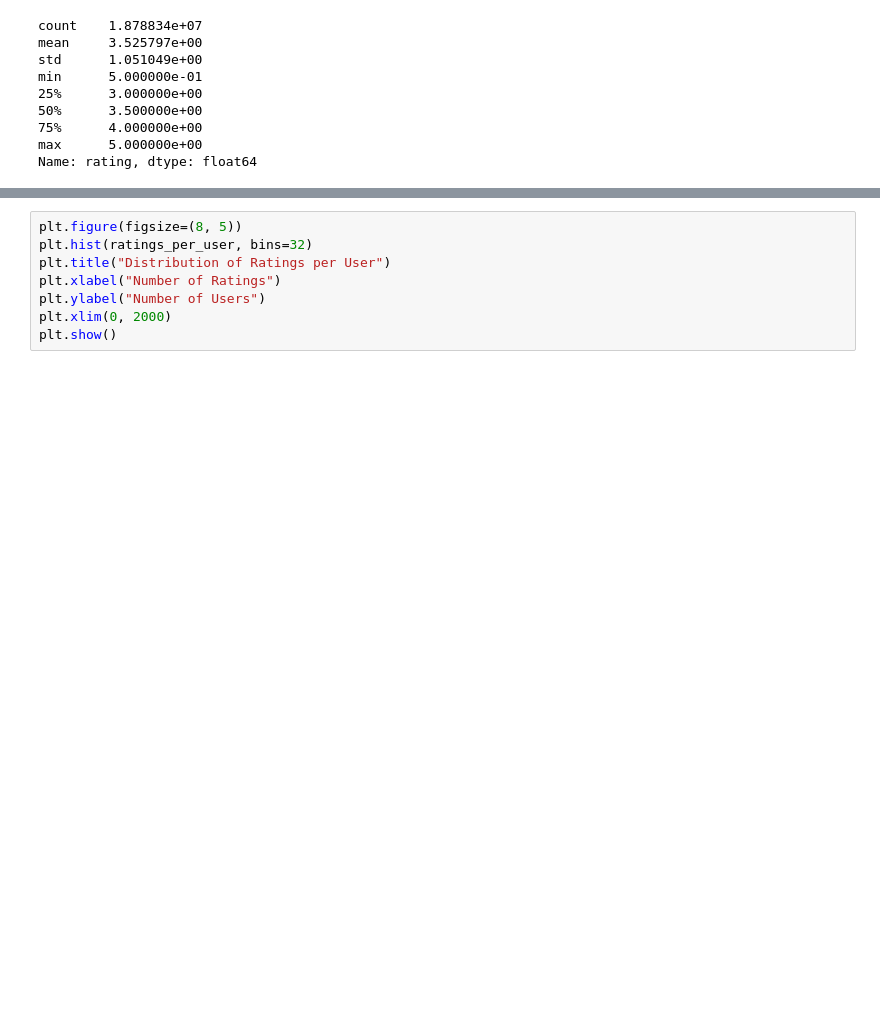
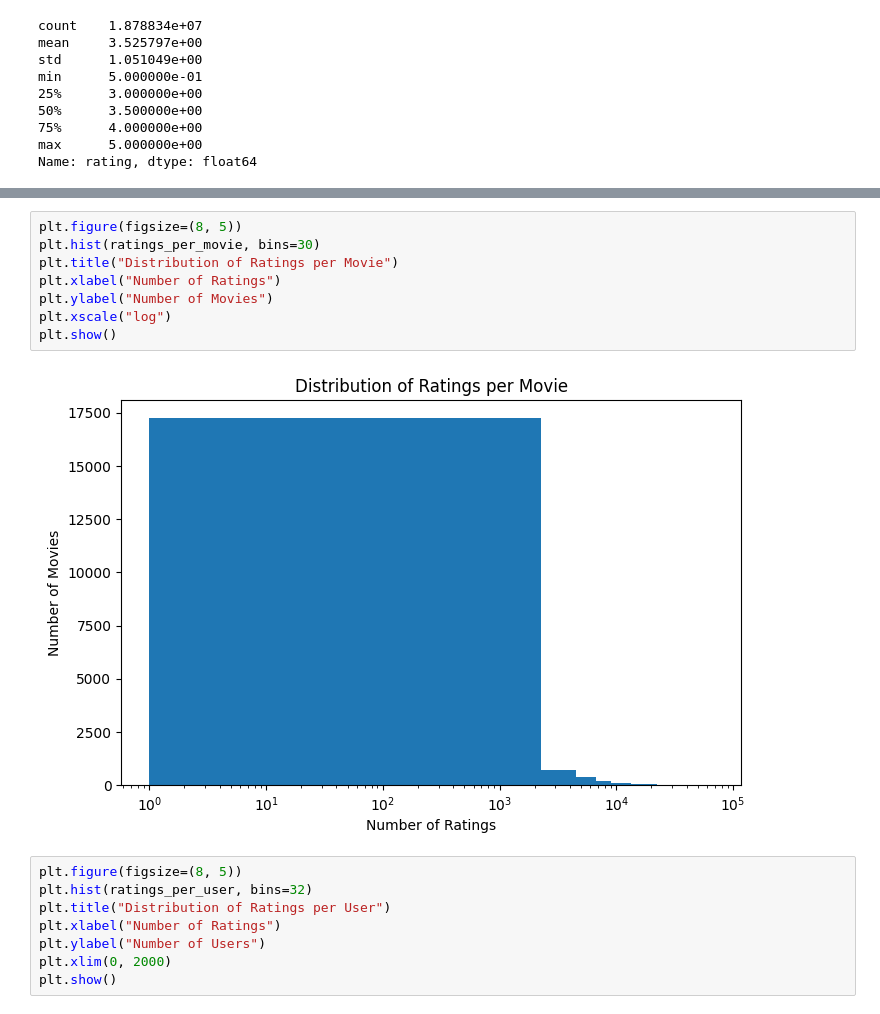
Before and after one commit to Hemanthsai456/Leveraging-Poster-and-Trailer-Audio-Embeddings-for-Cold-Start-Movie-Recommendation, a Jupyter notebook: notebooks/01_Notebook.ipynb, the cells around one changed output, grey strips where cells are left out. Drawn from its saved outputs; the diff is of its cells as text; blank space fills up the shorter version.

```diff
--- a/notebooks/01_Notebook.ipynb
+++ b/notebooks/01_Notebook.ipynb
@@ -274,6 +273,16 @@ plt.xlim(0, 30000)
 plt.show()
 # %% [output]
 [figure]
+# %%
+plt.figure(figsize=(8, 5))
+plt.hist(ratings_per_movie, bins=30)
+plt.title("Distribution of Ratings per Movie")
+plt.xlabel("Number of Ratings")
+plt.ylabel("Number of Movies")
+plt.xscale("log")
+plt.show()
+# %% [output]
+[figure, added]
 # %%
 plt.figure(figsize=(8, 5))
 plt.hist(ratings_per_user, bins=32)
```
Also changed, not shown: parts of 34 cells of this notebook.
